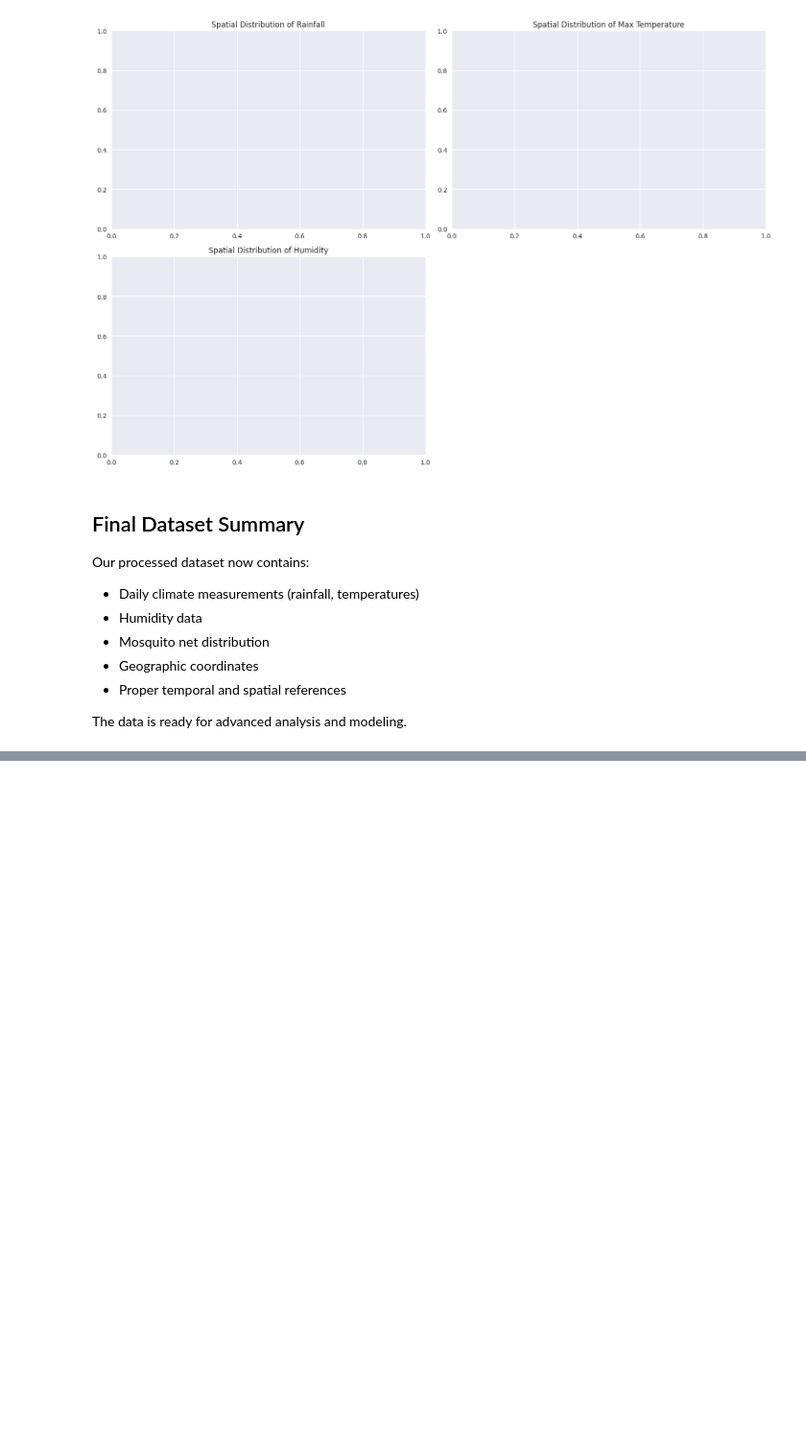
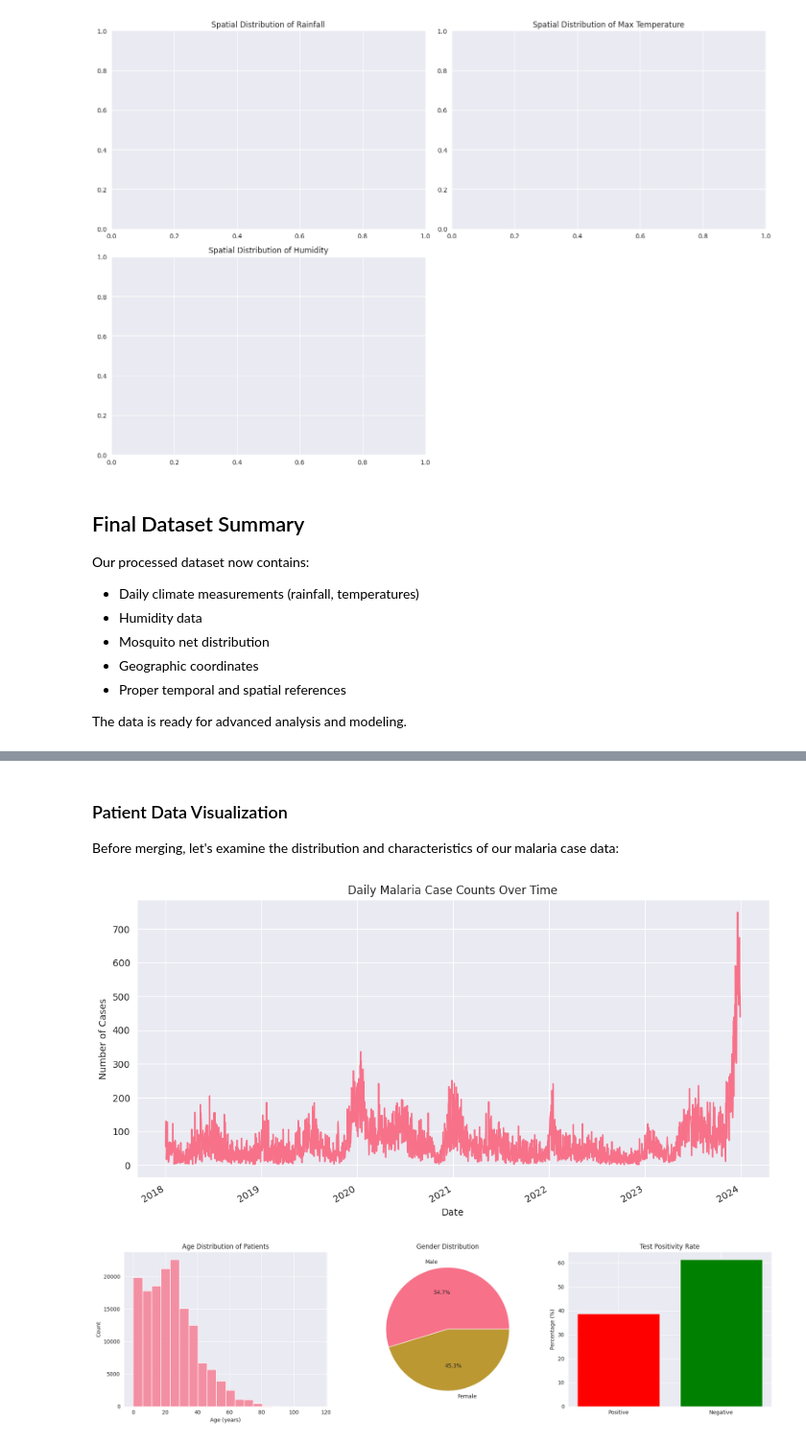
Before and after one commit to tarxemo/MalariaOutbreak, a Jupyter notebook: notebooks/final.ipynb, the cells around one changed output, grey strips where cells are left out. Shown at 96% size. Cells and saved outputs as stored; diff of their text form; code cells hidden in the pictures; blank space fills up the shorter version.

```diff
--- a/notebooks/final.ipynb
+++ b/notebooks/final.ipynb
@@ -1043,0 +1114,42 @@ The data is ready for advanced analysis and modeling.
+# %% [markdown]
+
+### Patient Data Visualization
+
+Before merging, let's examine the distribution and characteristics of our malaria case data:
+# %%
+
+# Plot temporal distribution of malaria cases
+plt.figure(figsize=(12, 6))
+malaria_patients_df["Date"].value_counts().sort_index().plot()
+plt.title("Daily Malaria Case Counts Over Time")
+plt.xlabel("Date")
+plt.ylabel("Number of Cases")
+plt.grid(True)
+plt.show()
+
+# Demographic breakdown
+fig, axes = plt.subplots(1, 3, figsize=(18, 5))
+
+# Age distribution
+sns.histplot(malaria_patients_df["Age In Years"], bins=20, ax=axes[0])
+axes[0].set_title("Age Distribution of Patients")
+axes[0].set_xlabel("Age (years)")
+
+# Gender distribution
+gender_counts = malaria_patients_df["Sex"].value_counts()
+axes[1].pie(gender_counts, labels=gender_counts.index, autopct='%1.1f%%')
+axes[1].set_title("Gender Distribution")
+
+# Case positivity rate
+positive_rate = malaria_patients_df["Malaria Positive"].mean() * 100
+axes[2].bar(["Positive", "Negative"],
+            [positive_rate, 100-positive_rate],
+            color=['red', 'green'])
+axes[2].set_title("Test Positivity Rate")
+axes[2].set_ylabel("Percentage (%)")
+
+plt.tight_layout()
+plt.show()
+# %% [output]
+[figure, added]
+[figure, added]
```
Also changed, not shown: parts of 14 cells of this notebook, 2 other files.
